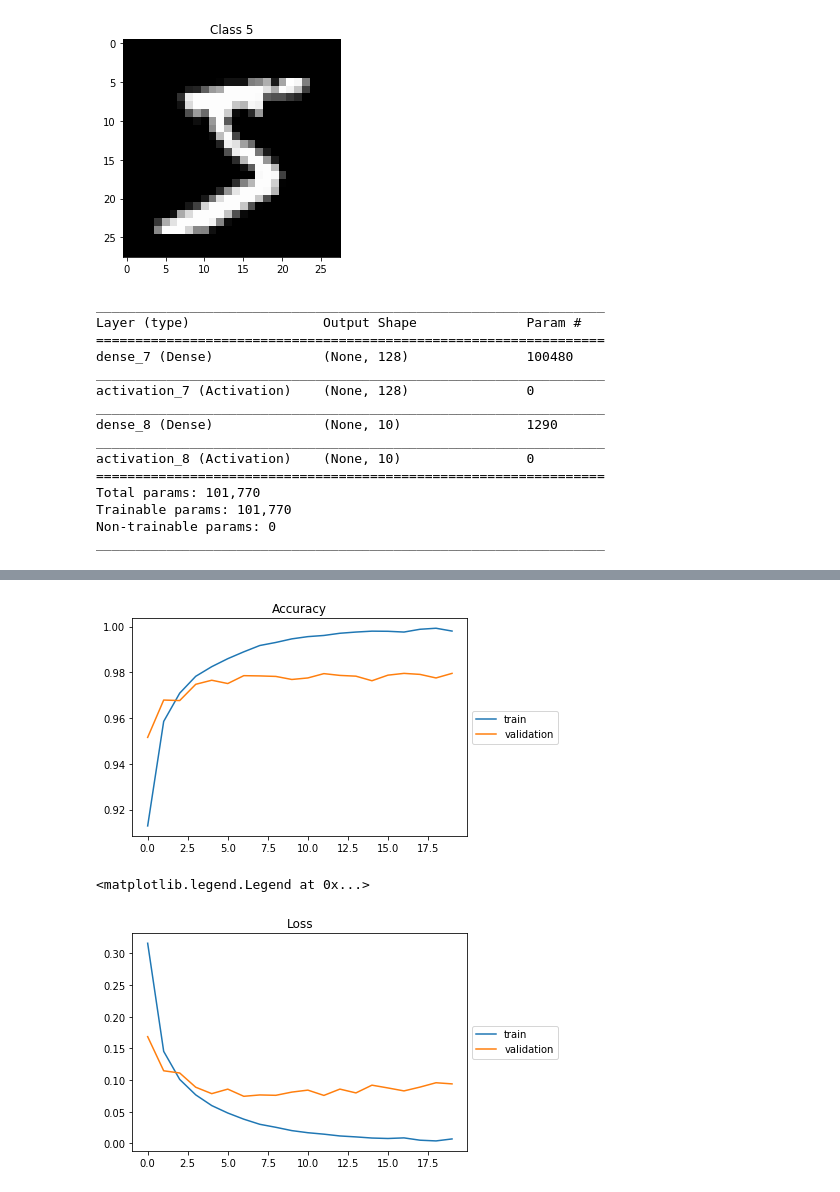
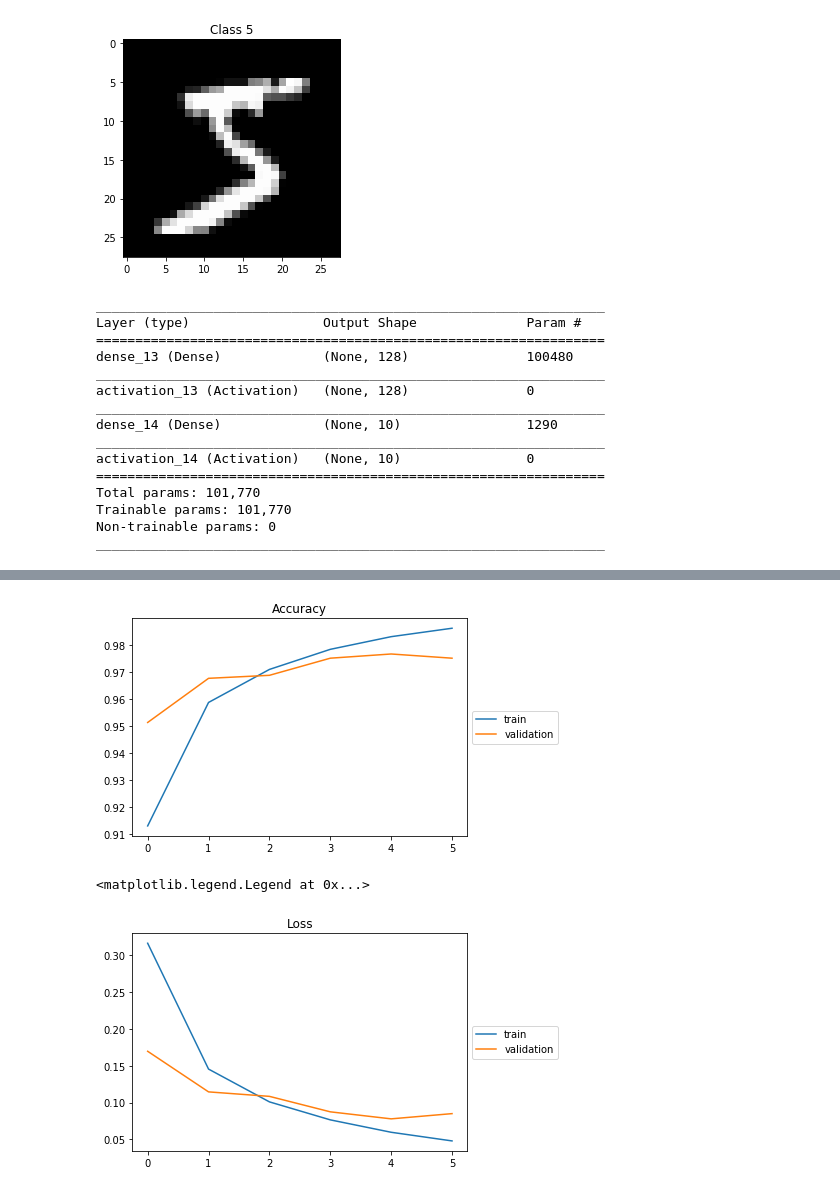
Before and after one commit to learn2Pro/Learn4xy, a Jupyter notebook: code/xy_mnist.ipynb, the cells around one changed output, grey strips where cells are left out. Cells and saved outputs as stored; diff of their text form; code cells hidden in the pictures.

```diff
--- a/code/xy_mnist.ipynb
+++ b/code/xy_mnist.ipynb
@@ -13,9 +13,12 @@ from keras.layers import Dense, Activation, Flatten, Dropout, Conv2D, MaxPooling
 from keras.utils import np_utils
 from keras.layers.normalization import BatchNormalization
 import os
+from keras.utils import plot_model
+from keras.callbacks import EarlyStopping
 
 num_classes = 10
 input_unit_size = 28 * 28
+np_epochs = 20
 
 # 普通全连接 model
 # dense
@@ -64,11 +67,16 @@ y_test = np_utils.to_categorical(y_test, num_classes)
 denseModel.summary()
 
 denseResult = denseModel.fit(x_train, y_train,
-                             nb_epoch=20, batch_size=64,
-                             verbose=2, validation_split=0.15)
+                             nb_epoch=np_epochs, batch_size=64,
+                             verbose=2, validation_split=0.15,
+                             callbacks=[
+                                 EarlyStopping(monitor='val_loss',
+                                               patience=1, verbose=2,
+                                               mode='auto')])
 
+plot_model(denseModel, "data/denseModel.png")
 ### dense model graph
-x = range(20)
+x = range(len(denseResult.epoch))
 plt.plot(x, denseResult.history['acc'], label='train')
 plt.plot(x, denseResult.history['val_acc'], label='validation')
 plt.title('Accuracy')
@@ -83,13 +91,13 @@ plt.legend(loc='center left', bbox_to_anchor=(1, 0.5))
 _________________________________________________________________
 Layer (type)                 Output Shape              Param #
 =================================================================
-dense_7 (Dense)              (None, 128)               100480
+dense_13 (Dense)             (None, 128)               100480
 _________________________________________________________________
-activation_7 (Activation)    (None, 128)               0
+activation_13 (Activation)   (None, 128)               0
 _________________________________________________________________
-dense_8 (Dense)              (None, 10)                1290
+dense_14 (Dense)             (None, 10)                1290
 _________________________________________________________________
-activation_8 (Activation)    (None, 10)                0
+activation_14 (Activation)   (None, 10)                0
 =================================================================
 Total params: 101,770
 Trainable params: 101,770
@@ -115,6 +120,6 @@ Epoch 20/20
-[figure, old version]
+[figure, new version]
 <matplotlib.legend.Legend at 0x...>
-[figure, old version]
+[figure, new version]
 # %%
 (x_train, y_train), (x_test, y_test) = mnist.load_data(currentPath + "/data/mnist.npz")
 
```
Also changed, not shown: parts of 2 cells of this notebook, 2 other files.
